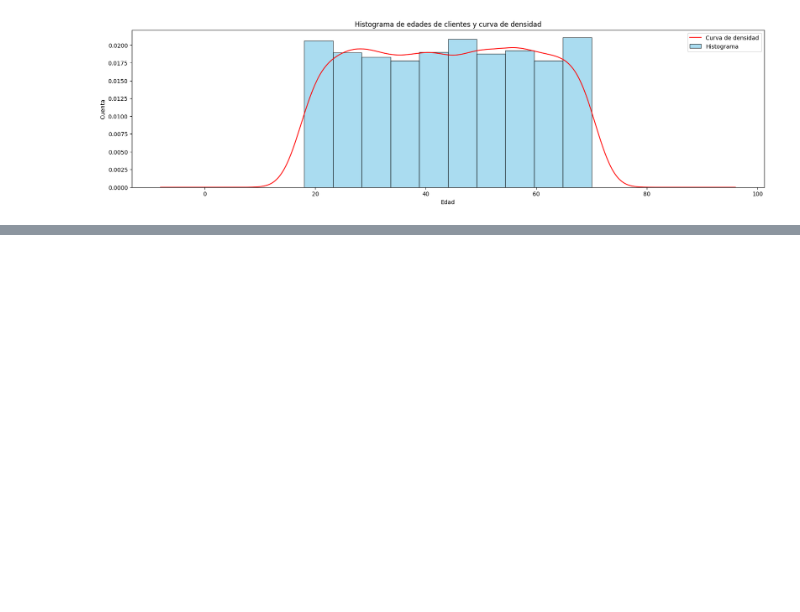
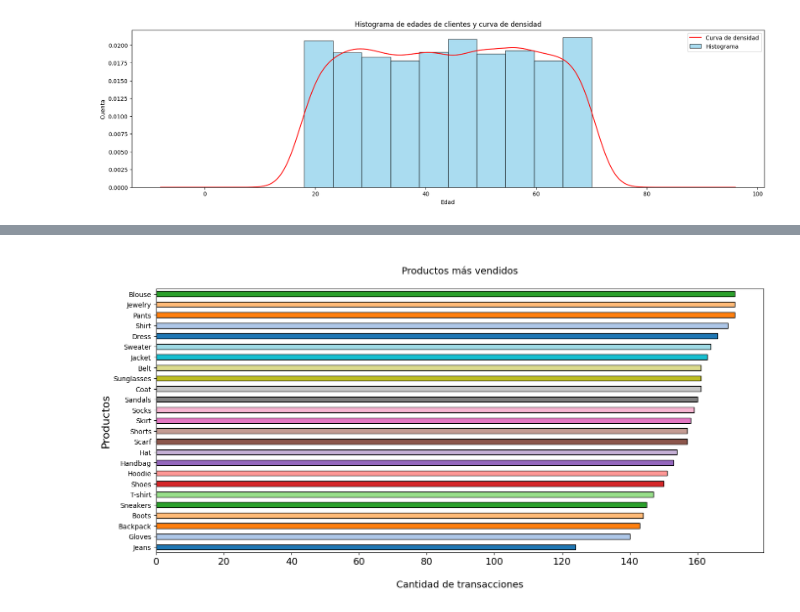
Before and after one commit to CR357/proyecto-final, a Jupyter notebook: notebooks/03_visualizaciones.ipynb, the cells around one changed output, grey strips where cells are left out. Saved outputs shown, nothing was run; the diff lists cells and outputs as text; code cells hidden in the pictures; blank space fills up the shorter version.

```diff
--- a/notebooks/03_visualizaciones.ipynb
+++ b/notebooks/03_visualizaciones.ipynb
@@ -66,0 +112,14 @@ Se observa en el histograma que las edades de los clientes van desde 18 a 70 añ
+# %%
+# Se crea la figura para un gráfico de barras
+plt.figure(figsize = (16, 7))
+
+# Se hace el recuento de productos 'Item Purchased' y se grafica utilizando una paleta de colores de seaborn
+df["Item Purchased"].value_counts().sort_values(ascending = True).plot(kind = 'barh', color = sns.color_palette('tab20'), edgecolor = 'k')
+
+# Se configuran las etiquetas de x y el titulo
+plt.ylabel('Productos', fontsize = 16)
+plt.xlabel('\nCantidad de transacciones', fontsize = 14)
+plt.title('\nProductos más vendidos\n', fontsize = 14)
+plt.show()
+# %% [output]
+[figure, added]
```
Also changed, not shown: parts of 9 cells of this notebook.
